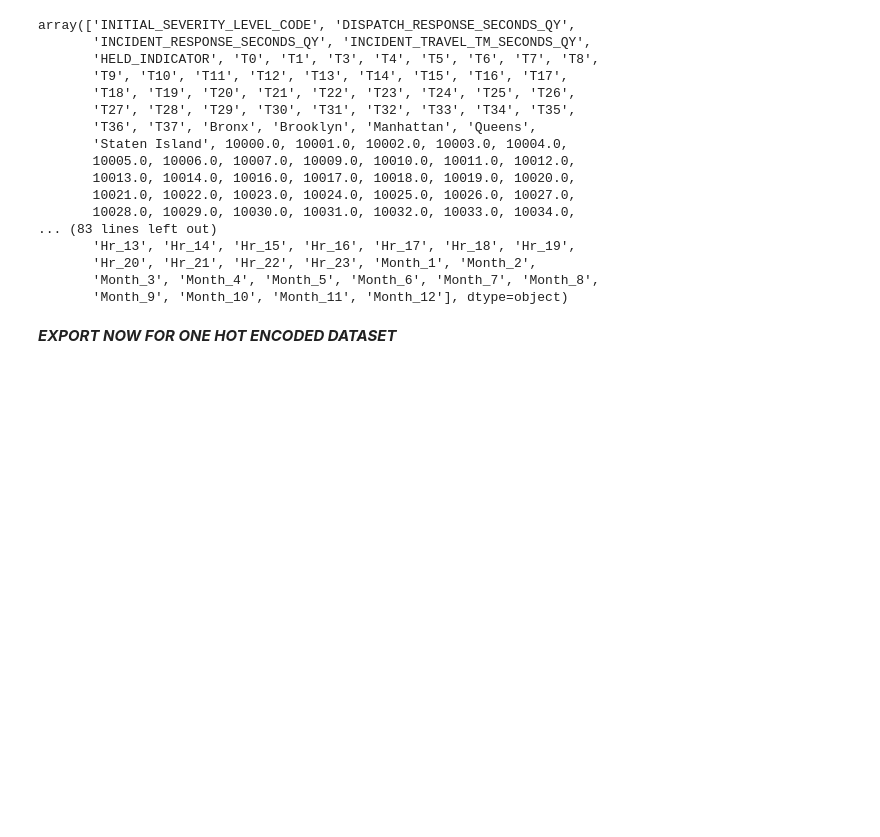
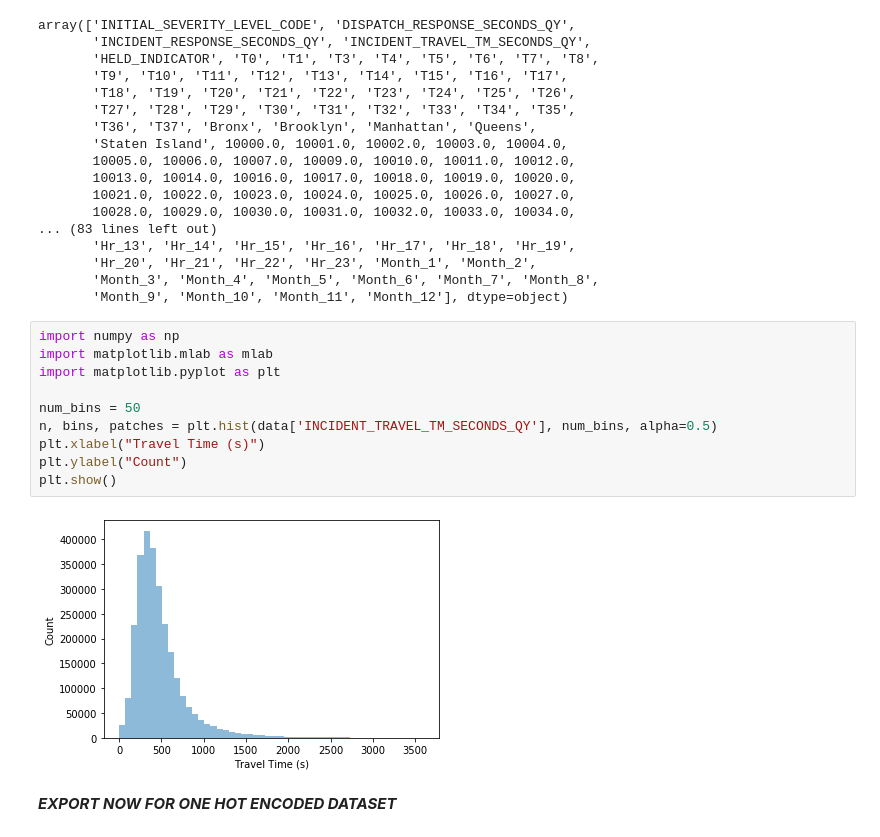
Before and after one commit to akuz91/CodeBlue, a Jupyter notebook: Final_Cleaning.ipynb, the cells around one changed output. Drawn from its saved outputs; the diff is of its cells as text; blank space fills up the shorter version.

```diff
--- a/Final_Cleaning.ipynb
+++ b/Final_Cleaning.ipynb
@@ -1062,6 +1111,18 @@ array(['INITIAL_SEVERITY_LEVEL_CODE', 'DISPATCH_RESPONSE_SECONDS_QY',
        'Hr_20', 'Hr_21', 'Hr_22', 'Hr_23', 'Month_1', 'Month_2',
        'Month_3', 'Month_4', 'Month_5', 'Month_6', 'Month_7', 'Month_8',
        'Month_9', 'Month_10', 'Month_11', 'Month_12'], dtype=object)
+# %%
+import numpy as np
+import matplotlib.mlab as mlab
+import matplotlib.pyplot as plt
+
+num_bins = 50
+n, bins, patches = plt.hist(data['INCIDENT_TRAVEL_TM_SECONDS_QY'], num_bins, alpha=0.5)
+plt.xlabel("Travel Time (s)")
+plt.ylabel("Count")
+plt.show()
+# %% [output]
+[figure, added]
 # %% [markdown]
 ***EXPORT NOW FOR ONE HOT ENCODED DATASET***
 # %%
```
Also changed, not shown: parts of 7 cells of this notebook.
